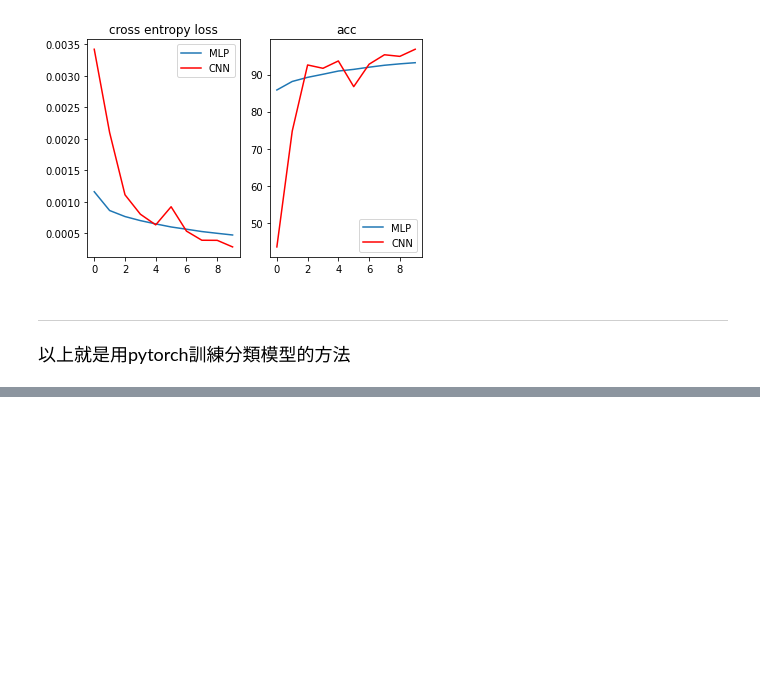
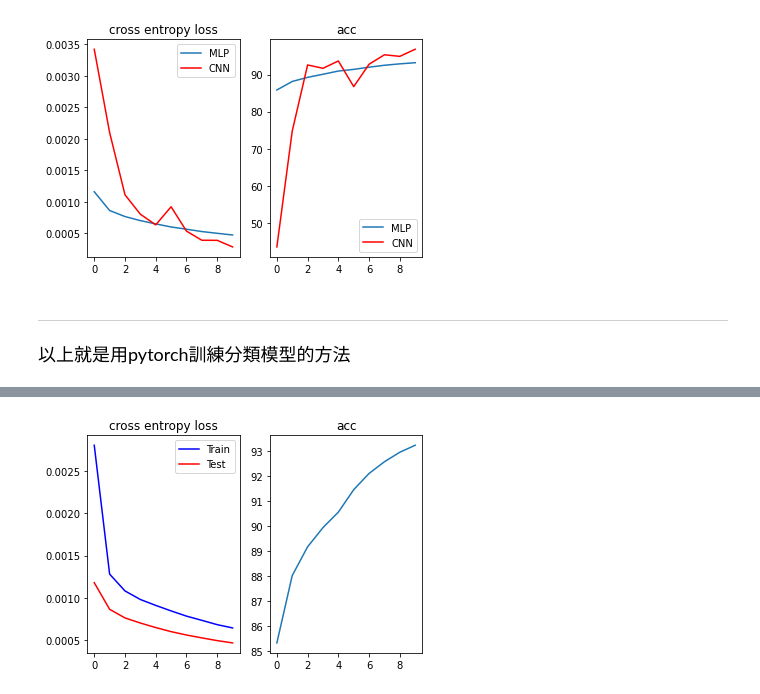
Before and after one commit to TommyHuang821/Pytorch_DL_Implement, a Jupyter notebook: 04_pytorch_classification.ipynb, the cells around one changed output, grey strips where cells are left out. Drawn from its saved outputs; the diff is of its cells as text; code cells hidden in the pictures; blank space fills up the shorter version.

```diff
--- a/04_pytorch_classification.ipynb
+++ b/04_pytorch_classification.ipynb
@@ -464,0 +473,14 @@ MLP Test set: Average loss: 0.0005, Accuracy: 9329/10000 (93%)
+# %%
+
+plt.figure
+plt.subplot(1,2,1)
+plt.plot(plt_loss_train,'b')
+plt.plot(plt_loss_test,'r')
+plt.legend(['Train','Test'])
+plt.title('cross entropy loss')
+plt.subplot(1,2,2)
+plt.plot(np.array(plt_acc_mlp)*100)
+plt.title('acc')
+plt.show()
+# %% [output]
+[figure, added]
```
Also changed, not shown: parts of 2 cells of this notebook, 1 other file.
